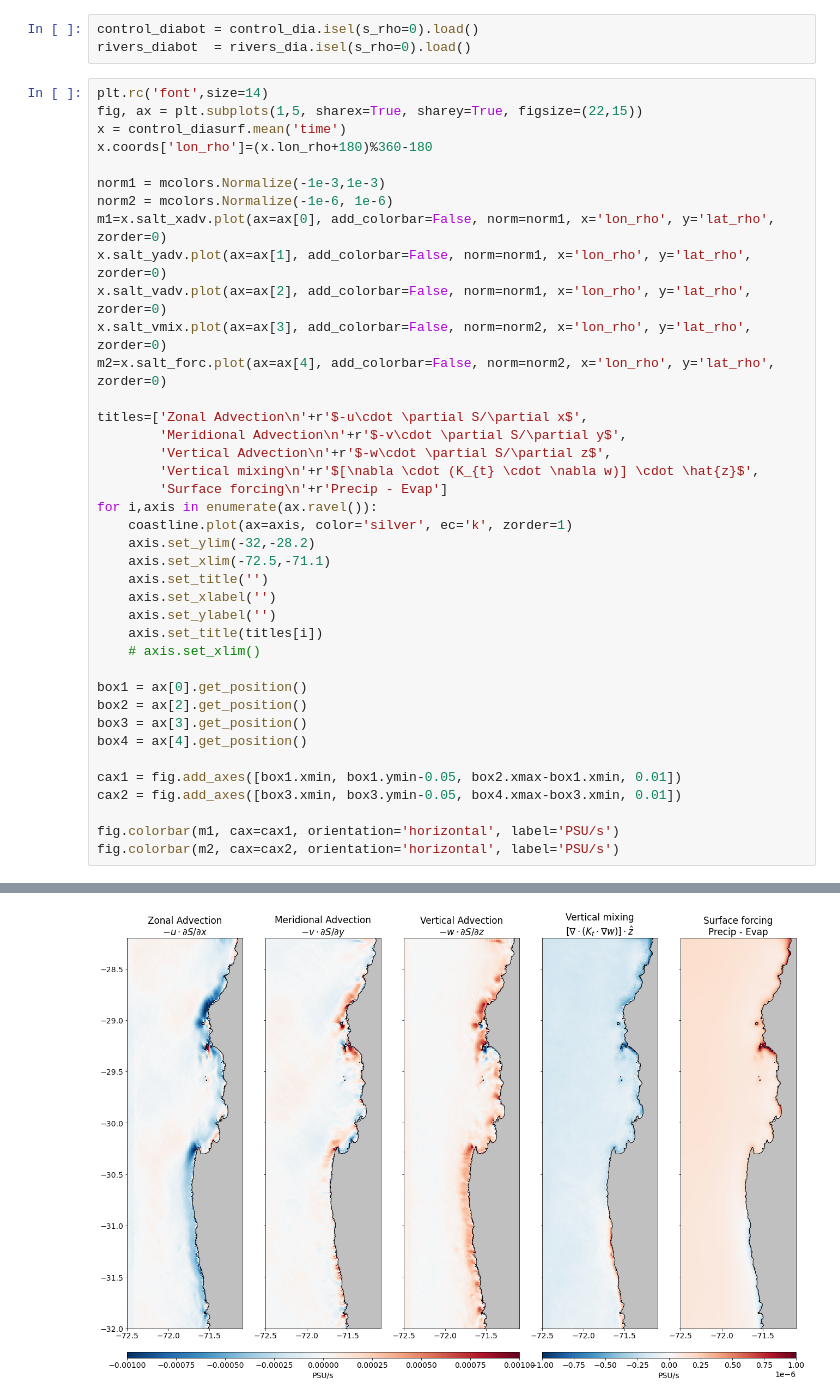
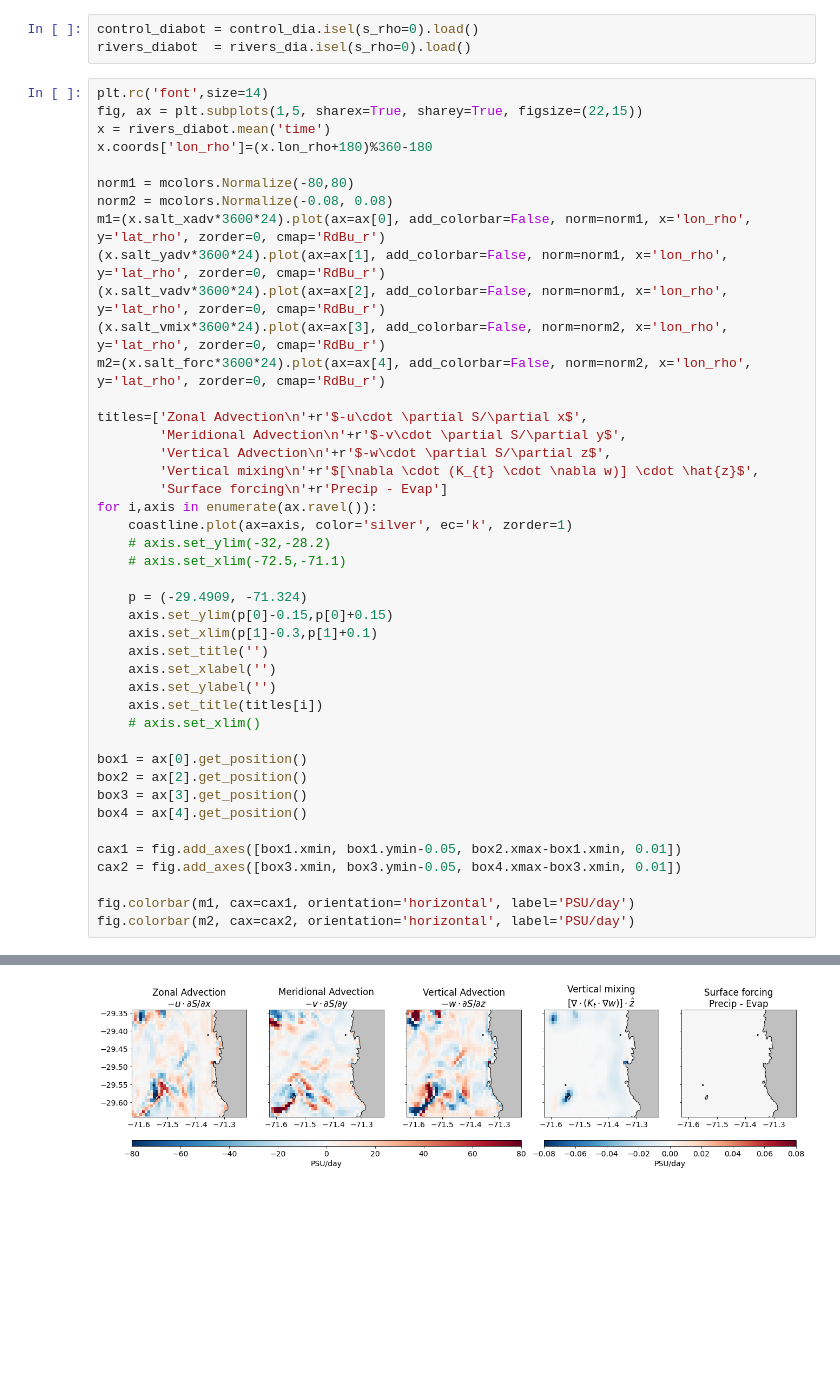
Before and after one commit to lucasglasner/CROCOSIMS, a Jupyter notebook: SIMSEQUIA/analysis_rund1_saltprocess.ipynb, the cells around one changed output, grey strips where cells are left out. Cells and saved outputs as stored; diff of their text form; blank space fills up the shorter version.

Commit message:
following salt processes analysis

```diff
--- a/SIMSEQUIA/analysis_rund1_saltprocess.ipynb
+++ b/SIMSEQUIA/analysis_rund1_saltprocess.ipynb
@@ -76,43 +76,47 @@ rivers_diabot  = rivers_dia.isel(s_rho=0).load()
 # %%
 plt.rc('font',size=14)
 fig, ax = plt.subplots(1,5, sharex=True, sharey=True, figsize=(22,15))
-x = control_diasurf.mean('time')
+x = rivers_diabot.mean('time')
 x.coords['lon_rho']=(x.lon_rho+180)%360-180
 
-norm1 = mcolors.Normalize(-1e-3,1e-3)
-norm2 = mcolors.Normalize(-1e-6, 1e-6)
-m1=x.salt_xadv.plot(ax=ax[0], add_colorbar=False, norm=norm1, x='lon_rho', y='lat_rho', zorder=0)
-x.salt_yadv.plot(ax=ax[1], add_colorbar=False, norm=norm1, x='lon_rho', y='lat_rho', zorder=0)
-x.salt_vadv.plot(ax=ax[2], add_colorbar=False, norm=norm1, x='lon_rho', y='lat_rho', zorder=0)
-x.salt_vmix.plot(ax=ax[3], add_colorbar=False, norm=norm2, x='lon_rho', y='lat_rho', zorder=0)
-m2=x.salt_forc.plot(ax=ax[4], add_colorbar=False, norm=norm2, x='lon_rho', y='lat_rho', zorder=0)
+norm1 = mcolors.Normalize(-80,80)
+norm2 = mcolors.Normalize(-0.08, 0.08)
+m1=(x.salt_xadv*3600*24).plot(ax=ax[0], add_colorbar=False, norm=norm1, x='lon_rho', y='lat_rho', zorder=0, cmap='RdBu_r')
+(x.salt_yadv*3600*24).plot(ax=ax[1], add_colorbar=False, norm=norm1, x='lon_rho', y='lat_rho', zorder=0, cmap='RdBu_r')
+(x.salt_vadv*3600*24).plot(ax=ax[2], add_colorbar=False, norm=norm1, x='lon_rho', y='lat_rho', zorder=0, cmap='RdBu_r')
+(x.salt_vmix*3600*24).plot(ax=ax[3], add_colorbar=False, norm=norm2, x='lon_rho', y='lat_rho', zorder=0, cmap='RdBu_r')
+m2=(x.salt_forc*3600*24).plot(ax=ax[4], add_colorbar=False, norm=norm2, x='lon_rho', y='lat_rho', zorder=0, cmap='RdBu_r')
 
 titles=['Zonal Advection\n'+r'$-u\cdot \partial S/\partial x$',
         'Meridional Advection\n'+r'$-v\cdot \partial S/\partial y$',
         'Vertical Advection\n'+r'$-w\cdot \partial S/\partial z$',
         'Vertical mixing\n'+r'$[\nabla \cdot (K_{t} \cdot \nabla w)] \cdot \hat{z}$',
         'Surface forcing\n'+r'Precip - Evap']
 for i,axis in enumerate(ax.ravel()):
     coastline.plot(ax=axis, color='silver', ec='k', zorder=1)
-    axis.set_ylim(-32,-28.2)
-    axis.set_xlim(-72.5,-71.1)
+    # axis.set_ylim(-32,-28.2)
+    # axis.set_xlim(-72.5,-71.1)
+
+    p = (-29.4909, -71.324)
+    axis.set_ylim(p[0]-0.15,p[0]+0.15)
+    axis.set_xlim(p[1]-0.3,p[1]+0.1)
     axis.set_title('')
     axis.set_xlabel('')
     axis.set_ylabel('')
     axis.set_title(titles[i])
     # axis.set_xlim()
 
 box1 = ax[0].get_position()
 box2 = ax[2].get_position()
 box3 = ax[3].get_position()
 box4 = ax[4].get_position()
 
 cax1 = fig.add_axes([box1.xmin, box1.ymin-0.05, box2.xmax-box1.xmin, 0.01])
 cax2 = fig.add_axes([box3.xmin, box3.ymin-0.05, box4.xmax-box3.xmin, 0.01])
 
-fig.colorbar(m1, cax=cax1, orientation='horizontal', label='PSU/s')
-fig.colorbar(m2, cax=cax2, orientation='horizontal', label='PSU/s')
+fig.colorbar(m1, cax=cax1, orientation='horizontal', label='PSU/day')
+fig.colorbar(m2, cax=cax2, orientation='horizontal', label='PSU/day')
 # %% [output]
 <matplotlib.colorbar.Colorbar at 0x...>
-[figure, old version]
+[figure, new version]
 # %%
```
Also changed, not shown: parts of 5 cells of this notebook.
